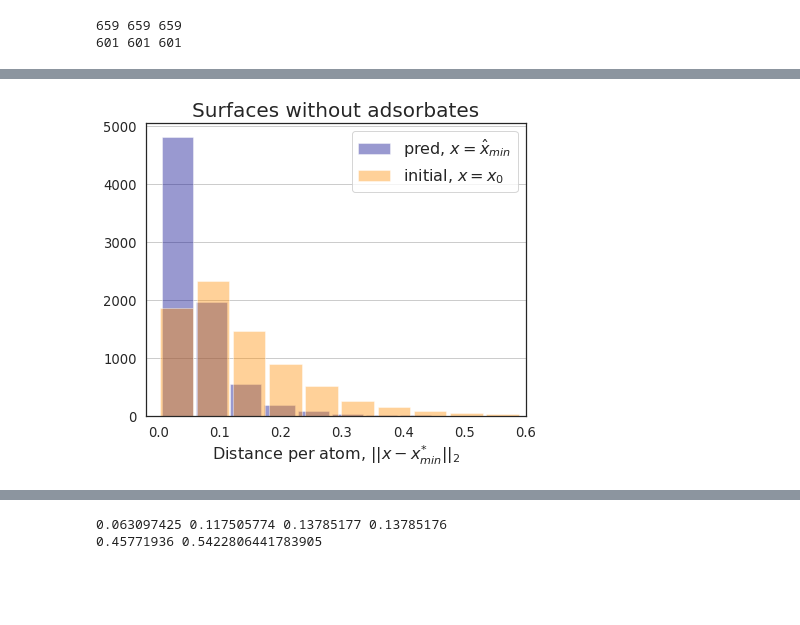
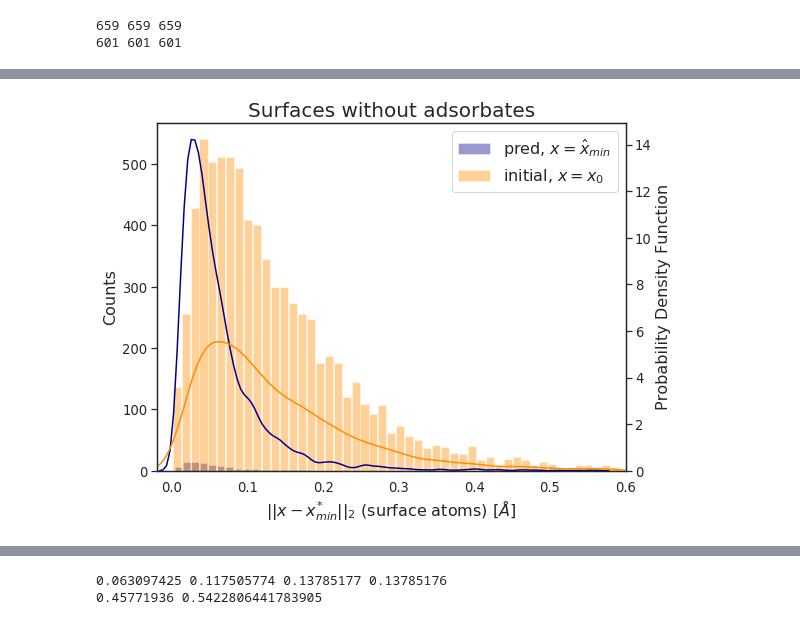
Before and after one commit to ulissigroup/dogss, a Jupyter notebook: experiments/surfaces/new_backup.ipynb, the cells around one changed output, grey strips where cells are left out. Cells and saved outputs as stored; diff of their text form; code cells hidden in the pictures; blank space fills up the shorter version.

```diff
--- a/experiments/surfaces/new_backup.ipynb
+++ b/experiments/surfaces/new_backup.ipynb
@@ -49,7 +49,7 @@ env: CUDA_VISIBLE_DEVICES=0
 env: CUDA_LAUNCH_BLOCKING=1
 # %%
-SDT_list = pickle.load(open('../../../cgcnn/bond_regression3/new2/SDT_list.pkl', 'rb'))
-docs = pickle.load(open('../../../cgcnn/bond_regression3/new2/final_docs.pkl', 'rb'))
+SDT_list = pickle.load(open('../../inputs/surfaces/SDT_list_new.pkl', 'rb'))
+docs = pickle.load(open('../../inputs/surfaces/final_docs.pkl', 'rb'))
 
 structures = SDT_list[0]
 orig_atom_fea_len = structures[0].shape[-1]
@@ -107,9 +112,2 @@ plt.savefig('./new_backup/nsymbols.pdf')
 # %% [output]
 [figure]
-# %%
-init_test = pickle.load(open('./new_backup/init_test.pkl', 'rb'))
-pred_test = pickle.load(open('./new_backup/pred_test.pkl', 'rb'))
-true_test = pickle.load(open('./new_backup/true_test.pkl', 'rb'))
-
-pred_test2 = pickle.load(open('./new_backup2/pred_test.pkl', 'rb'))
-pred_test3 = pickle.load(open('./new_backup3/pred_test.pkl', 'rb'))
@@ -192,10 +134,10 @@ tensor(0.0059)
 # %%
 def diff(sdt, target):
-    fixed_base = sdt[8]
+    fixed_base = sdt[-3]
     free_atom_idx = np.where(fixed_base == 0)[0]
     free_atom_idx = torch.LongTensor(free_atom_idx)
     diff = np.sum(((target[0] - sdt[4].numpy()[free_atom_idx]))**2.,axis=1)**0.5
     return diff
-
+print('loss')
 np.mean(np.abs(np.concatenate([diff(sdt, target) for sdt,target in zip(SDT_test, target_test)])))
 # %% [output]
@@ -366,17 +316,19 @@ true_test = pickle.load(open('./new_backup/true_test.pkl', 'rb'))
 pred_test2 = pickle.load(open('./new_backup2/pred_test.pkl', 'rb'))
 pred_test3 = pickle.load(open('./new_backup3/pred_test.pkl', 'rb'))
 
+pred_test = np.mean(pred_test2 + pred_test3)
+
 torch.cuda.empty_cache()
 
 distance_test = get_distance(pred_test, true_test)
 distance_pred_initial = get_distance(pred_test, init_test)
 distance_init = get_distance(init_test, true_test)
 
-# distance_test2 = get_distance(pred_test2, true_test)
-# distance_test3 = get_distance(pred_test3, true_test)
+distance_test2 = get_distance(pred_test2, true_test)
+distance_test3 = get_distance(pred_test3, true_test)
 
-# distance_test = np.mean(np.array([distance_test, distance_test2, distance_test3]), axis=0)
-# distance_test_std = np.std(np.array([distance_test, distance_test2, distance_test3]), axis=0)
+distance_test = np.mean(np.array([distance_test, distance_test2, distance_test3]), axis=0)
+distance_test_std = np.std(np.array([distance_test, distance_test2, distance_test3]), axis=0)
 
 ###### Per ATOM MAE ##### (NOT per structure MAE)
 
@@ -403,23 +355,31 @@ print(MAE_pred_final/MAE_initial_final, 1 - MAE_pred_final/MAE_initial_final)
 # %%
 sns.set(color_codes=True)
-sns.set(rc={'figure.figsize':(6.8, 5.4)})
+sns.set(rc={'figure.figsize':(8.4, 6.4)})
 sns.set(font_scale = 1.2)
 # sns.set_style("whitegrid")
 sns.set_style("white")
 
 idx = np.where(distance_test < 0.6)[0]
 idx_init = np.where(distance_init < 0.6)[0]
 
-ax = sns.distplot(distance_test[idx], bins=10, kde=False, color='darkblue', label='pred, $x = \hat{x}_{min}$'
-                 ,hist_kws={"rwidth":0.9, 'histtype':'bar'})
-ax = sns.distplot(distance_init[idx_init], bins=10, kde=False, color='darkorange', label='initial, $x = x_{0}$'
+ax = sns.distplot(distance_test[idx], bins=50, kde=False, color='darkblue', label='pred, $x = \hat{x}_{min}$'
+                 ,hist_kws={"rwidth":0.9, 'density':True})
+ax = sns.distplot(distance_init[idx_init], bins=50, kde=False, color='darkorange', label='initial, $x = x_{0}$'
                  ,hist_kws={"rwidth":0.9})
 
 _ = ax.set_xlim(-0.02, 0.6)
-_ = ax.set_xlabel('Distance per atom, $\||x - x^{*}_{min}\||_{2}$', fontsize=16)
+_ = ax.set_xlabel('$\||x - x^{*}_{min}\||_{2}$ (surface atoms) [$\AA$]', fontsize=16)
+_ = ax.set_ylabel('Counts', fontsize=16)
 _ = ax.set_title('Surfaces without adsorbates', fontsize=20)
 _ = ax.legend(loc='upper right', fontsize=16)
-_ = ax.yaxis.grid(True)
+# _ = ax.yaxis.grid(True)
+
+ax2 = ax.twinx()
+ax2 = sns.kdeplot(distance_test[idx], color='darkblue')
+ax2 = sns.kdeplot(distance_init[idx_init], color='darkorange')
+_ = ax2.set_ylabel('Probability Density Function', fontsize=16)
+
+# plt.xscale('log')
 plt.savefig('./new_backup/plot.pdf')
 # %% [output]
-[figure, old version]
+[figure, new version]
```
Also changed, not shown: parts of 16 cells of this notebook, 26 other files.
